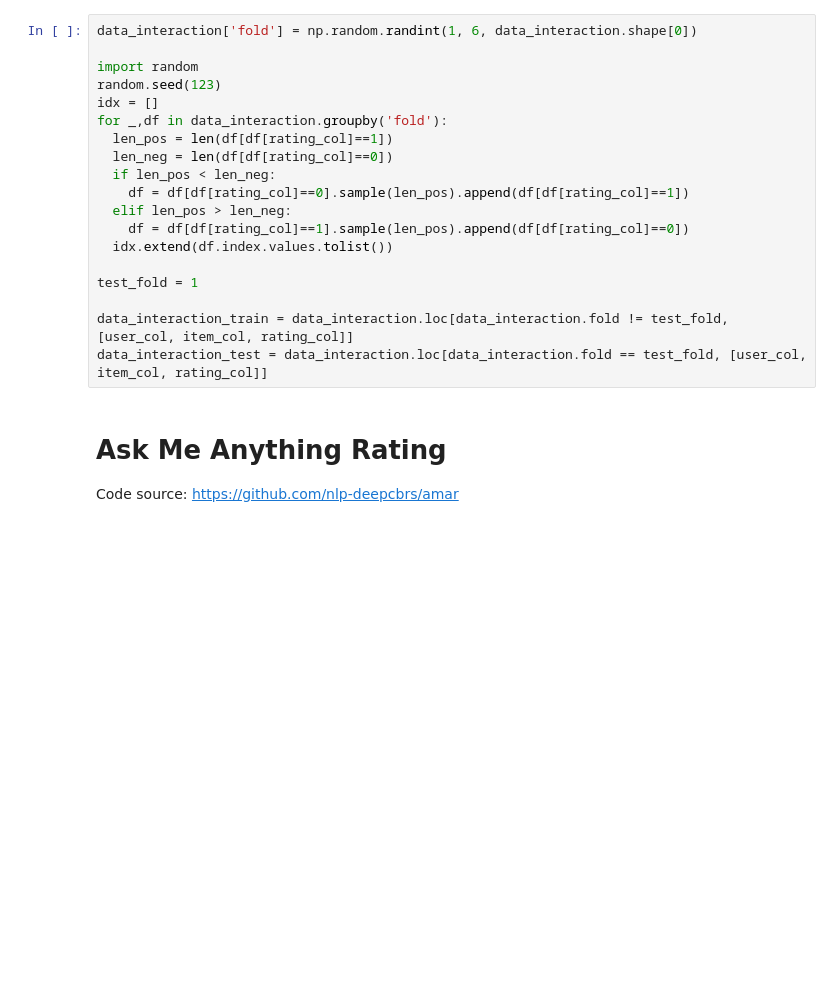
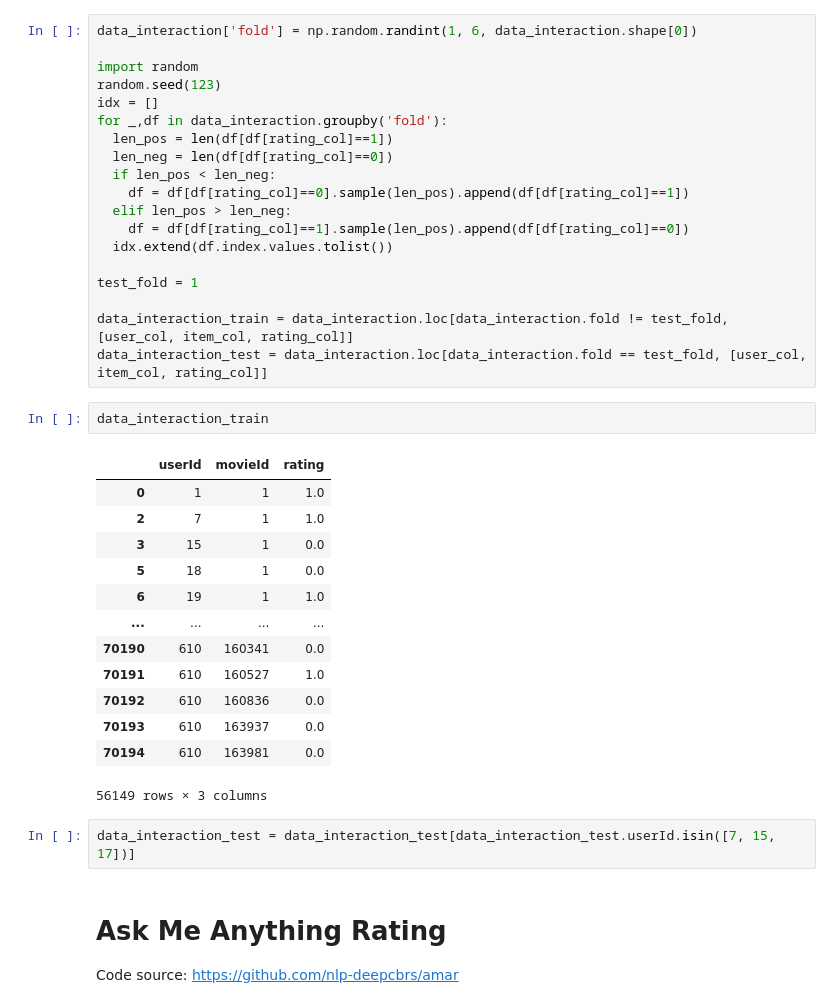
Before and after one commit to Katrin-Leberfinger/Hybrid-gender-debiased-music-recommendation, a Jupyter notebook: validation_on_musiclen_data.ipynb, the cells around one changed output. Drawn from its saved outputs; the diff is of its cells as text; blank space fills up the shorter version.

```diff
--- a/validation_on_musiclen_data.ipynb
+++ b/validation_on_musiclen_data.ipynb
@@ -243,6 +243,24 @@ test_fold = 1
 
 data_interaction_train = data_interaction.loc[data_interaction.fold != test_fold, [user_col, item_col, rating_col]]
 data_interaction_test = data_interaction.loc[data_interaction.fold == test_fold, [user_col, item_col, rating_col]]
+# %%
+data_interaction_train
+# %% [output]
+|  | userId | movieId | rating |
+| 0 | 1 | 1 | 1.0 |
+| 2 | 7 | 1 | 1.0 |
+| 3 | 15 | 1 | 0.0 |
+| 5 | 18 | 1 | 0.0 |
+| 6 | 19 | 1 | 1.0 |
+| ... | ... | ... | ... |
+| 70190 | 610 | 160341 | 0.0 |
+| 70191 | 610 | 160527 | 1.0 |
+| 70192 | 610 | 160836 | 0.0 |
+| 70193 | 610 | 163937 | 0.0 |
+| 70194 | 610 | 163981 | 0.0 |
+56149 rows × 3 columns
+# %%
+data_interaction_test = data_interaction_test[data_interaction_test.userId.isin([7, 15, 17])]
 # %% [markdown]
 # Ask Me Anything Rating
 
```
Also changed, not shown: parts of 16 cells of this notebook.
